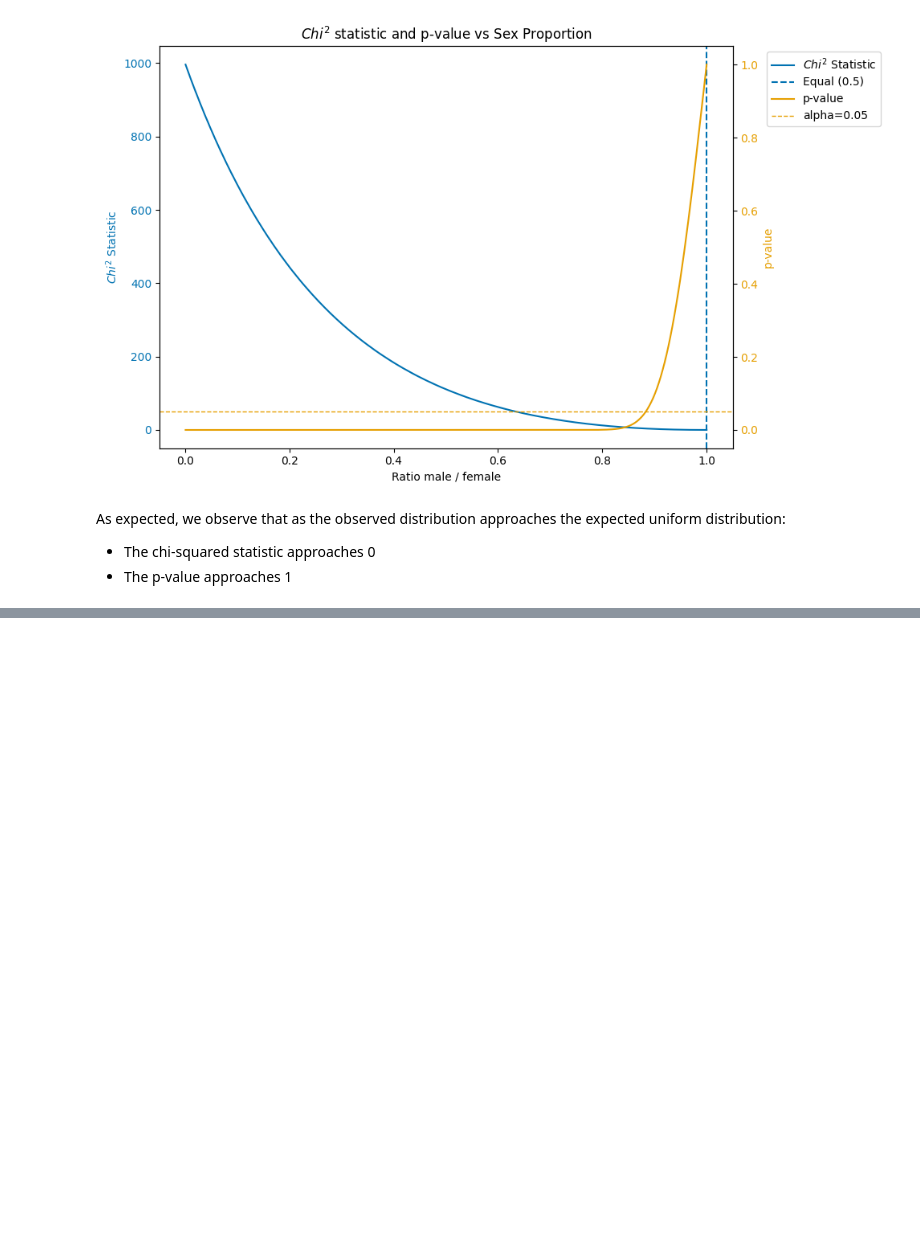
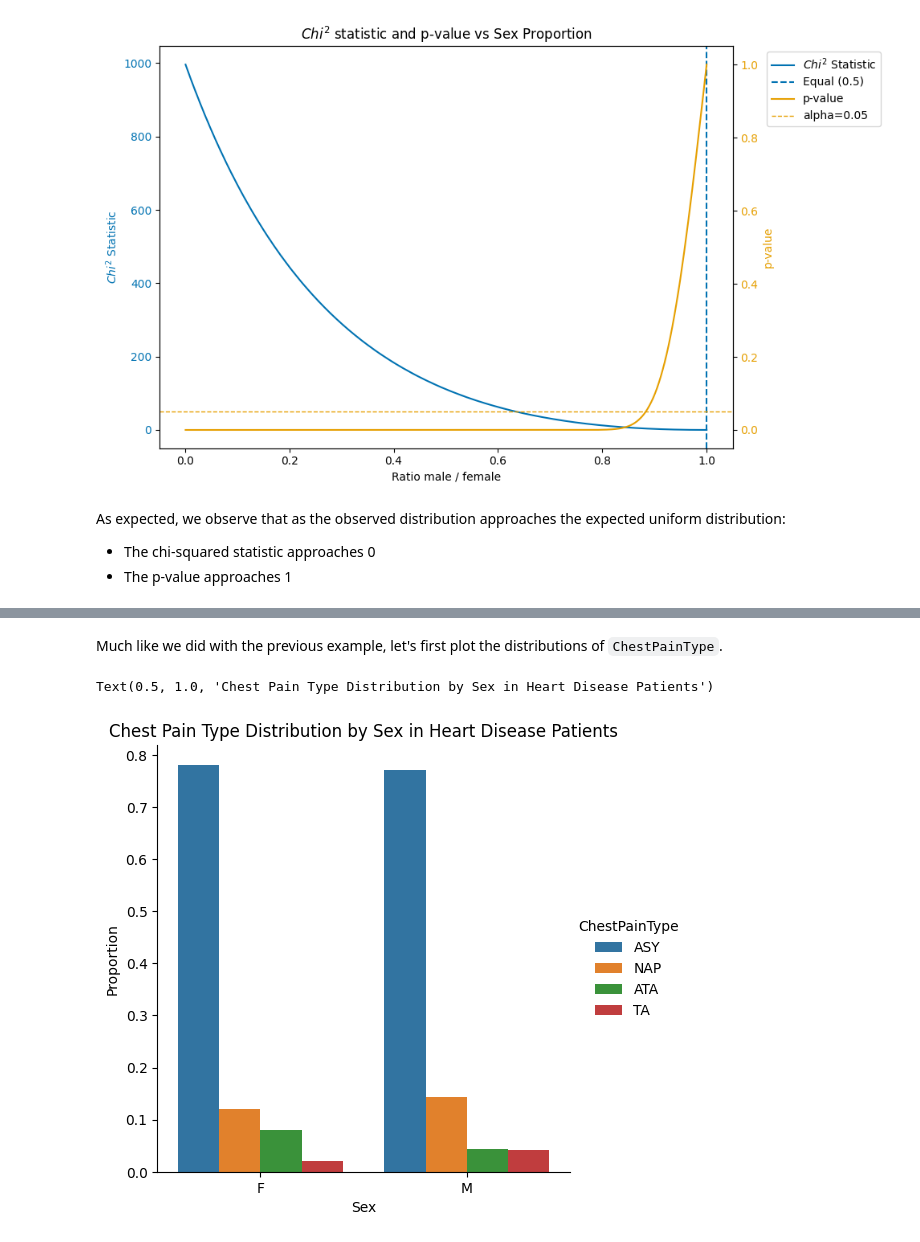
Before and after one commit to Cameron858/statistical-playground, a Jupyter notebook: notebooks/chi_squared.ipynb, the cells around one changed output, grey strips where cells are left out. Drawn from its saved outputs; the diff is of its cells as text; code cells hidden in the pictures; blank space fills up the shorter version.

Commit message:
Add example for Test of Homogeneity.

```diff
--- a/notebooks/chi_squared.ipynb
+++ b/notebooks/chi_squared.ipynb
@@ -264,0 +283,3 @@ As expected, we observe that as the observed distribution approaches the expecte
+# %%
+df_homogeneity = df_original[["Sex", "ChestPainType", "HeartDisease"]]
+df_homogeneity.head()
@@ -264,0 +293,19 @@ As expected, we observe that as the observed distribution approaches the expecte
+# %% [markdown]
+Much like we did with the previous example, let's first plot the distributions of `ChestPainType`.
+# %%
+# filter for only heart disease
+df_homogeneity = df_homogeneity[df_homogeneity["HeartDisease"] == 1]
+
+# count the heart pain types amongst the groups
+counts = df_homogeneity.groupby(["Sex"]).value_counts().to_frame()
+counts = counts.reset_index()
+
+# normalise by sum of sex
+sex_totals = counts.groupby("Sex")["count"].transform("sum")
+counts["Proportion"] = counts["count"] / sex_totals
+# %%
+sns.catplot(counts, kind="bar", x="Sex", y="Proportion", hue="ChestPainType")
+plt.title("Chest Pain Type Distribution by Sex in Heart Disease Patients")
+# %% [output]
+Text(0.5, 1.0, 'Chest Pain Type Distribution by Sex in Heart Disease Patients')
+[figure, added]
```
Also changed, not shown: parts of 13 cells of this notebook.
